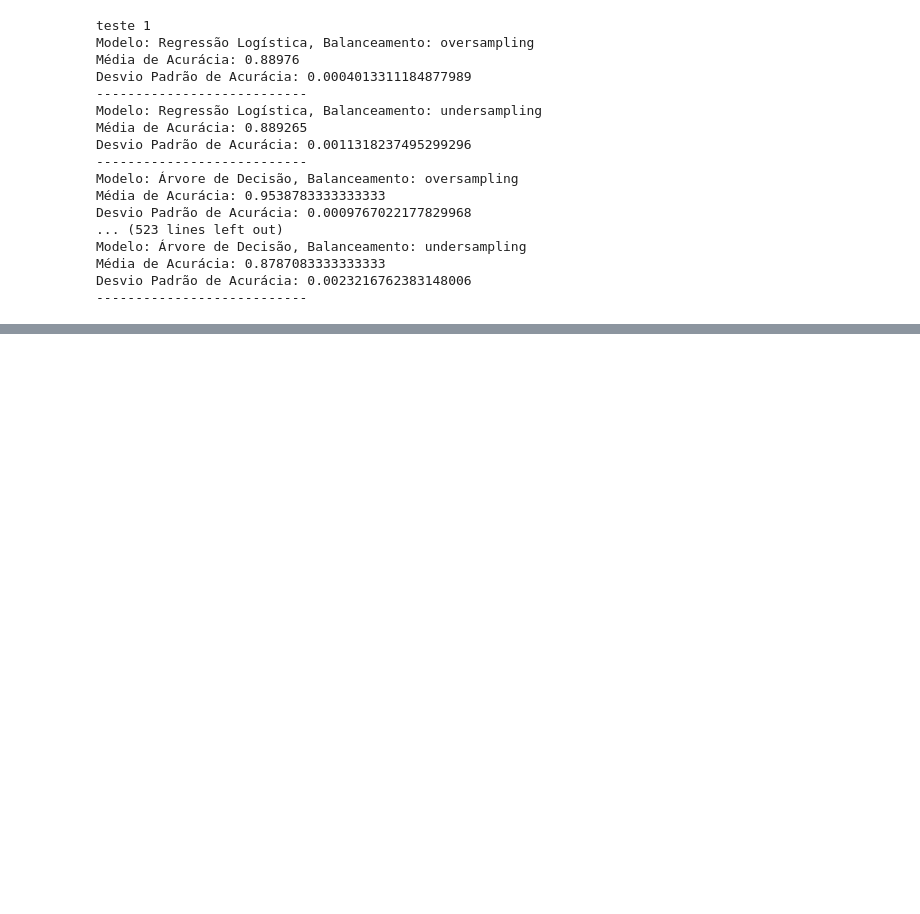
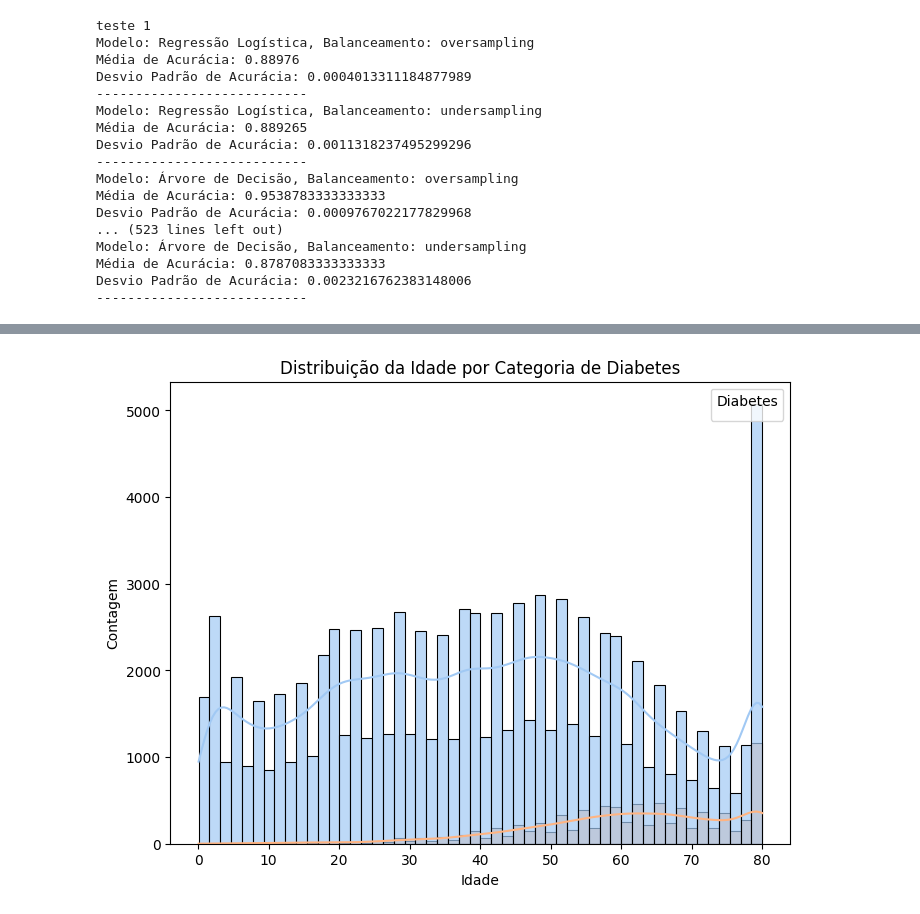
Before and after one commit to renanvilabela/Classifica-o, a Jupyter notebook: Entrega_final_Classificação.ipynb, the cells around one changed output, grey strips where cells are left out. Cells and saved outputs as stored; diff of their text form; code cells hidden in the pictures; blank space fills up the shorter version.

```diff
--- a/Entrega_final_Classificação.ipynb
+++ b/Entrega_final_Classificação.ipynb
@@ -482,0 +509,9 @@ Desvio Padrão de Acurácia: 0.0023216762383148006
+# %%
+plt.figure(figsize=(8, 6))
+sns.histplot(data=df, x='age', hue='diabetes', kde=True, palette='pastel', alpha=0.7)
+plt.title("Distribuição da Idade por Categoria de Diabetes")
+plt.xlabel("Idade")
+plt.ylabel("Contagem")
+plt.legend(title='Diabetes', loc='upper right')
+plt.show()
+# %% [output]
@@ -482,0 +519 @@ Desvio Padrão de Acurácia: 0.0023216762383148006
+[figure, added]
```
Also changed, not shown: parts of 9 cells of this notebook.
